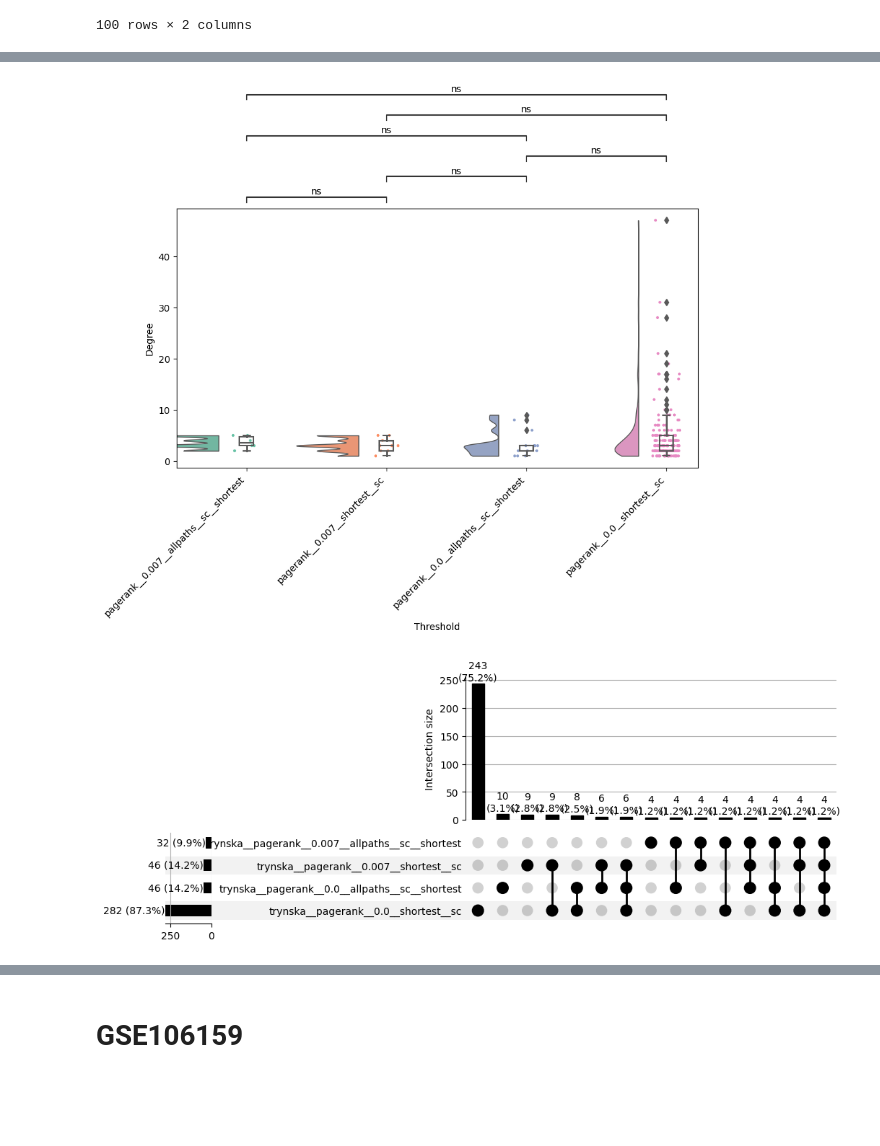
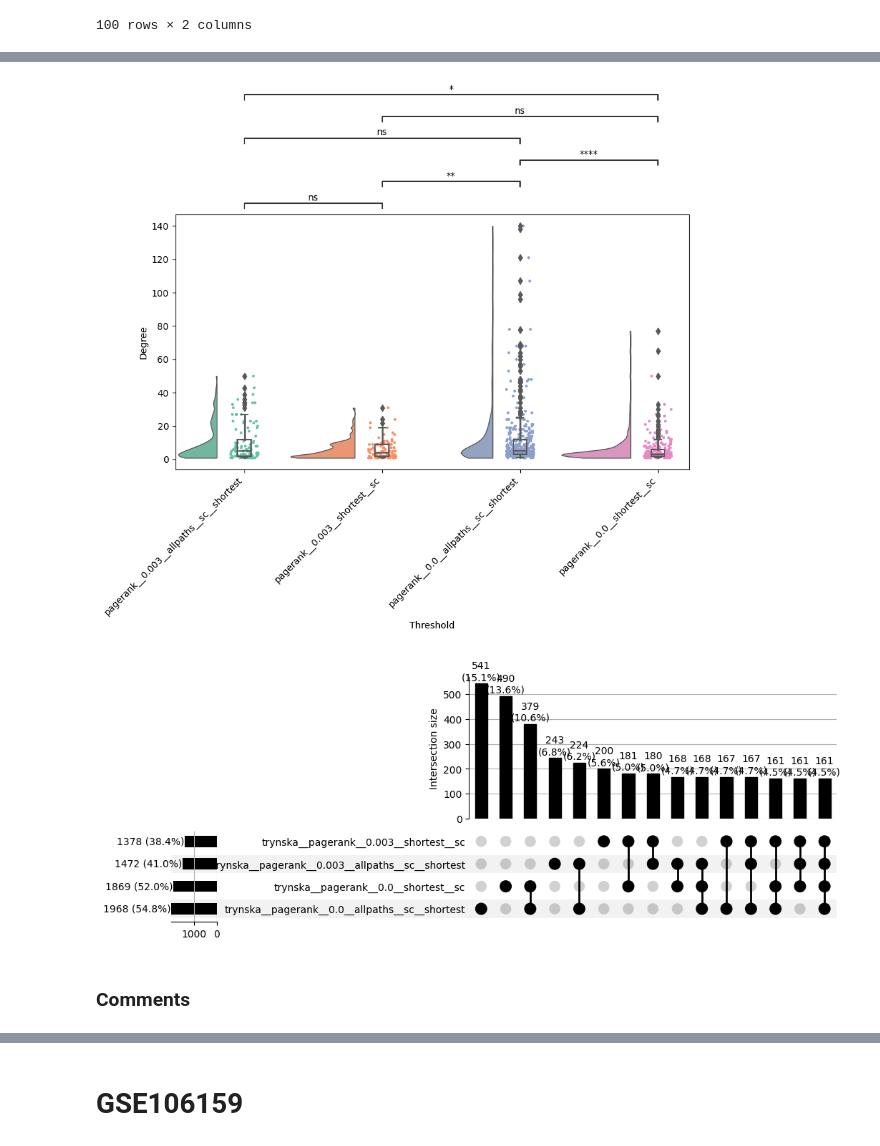
Before and after one commit to saezlab/uptown, a Jupyter notebook: data_applications.ipynb, the cells around one changed output, grey strips where cells are left out. Saved outputs shown, nothing was run; the diff lists cells and outputs as text; code cells hidden in the pictures; blank space fills up the shorter version.

Commit message:
added comments

```diff
--- a/data_applications.ipynb
+++ b/data_applications.ipynb
@@ -45,9 +45,9 @@ target_dict = target_df.set_index(0)[2].to_dict()
 filtered_target_dict = {key: value for key, value in target_dict.items() if key in G.nodes()}
 # %%
 G1P_solver = Solver(G, 'trynska')
-G1P_solver.source_dict = {'TGFB2': 1}
+G1P_solver.source_dict = {'TGFB1': 1, 'TGFB2': 1, 'TGFB3': 1, 'IL2': 1}
 filtered_target_dict = {key: value for key, value in target_dict.items() if key in G.nodes() and key not in G1P_solver.source_dict.keys()}
 G1P_solver.target_dict = filtered_target_dict
 # %%
-G1P_solver.network_batchrun()
+G1P_solver.network_batchrun(cutoff = 4)
 # %% [output]
@@ -70,2 +70,4 @@ pagerank__0.007__allpaths__sc__shortest v.s. pagerank__0.0__shortest__sc: Mann-W
-[figure, old version]
+[figure, new version]
-[figure, old version]
+[figure, new version]
+# %% [markdown]
+### Comments
```
Also changed, not shown: parts of 5 cells of this notebook, 1 other file.
